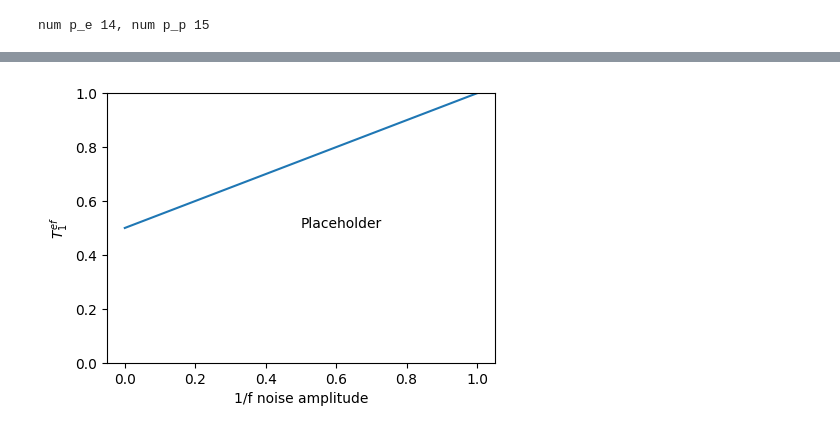
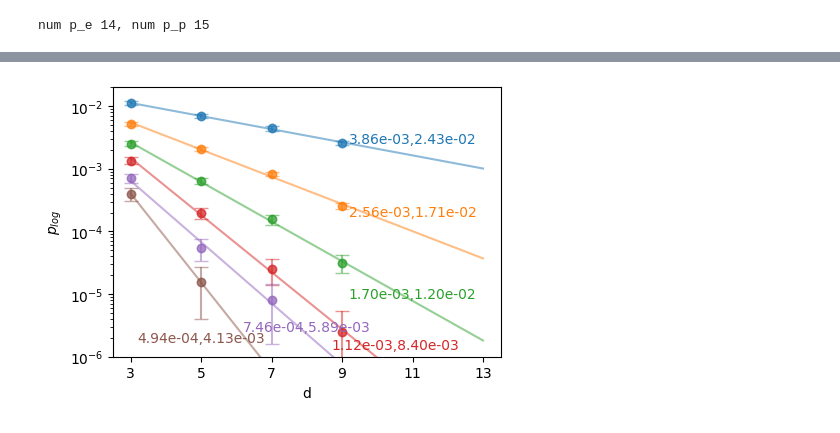
Before and after one commit to JiakaiW/surface_simulation_test, a Jupyter notebook: pack_and_analysis_v2_another_scaling_formula.ipynb, the cells around one changed output, grey strips where cells are left out. Drawn from its saved outputs; the diff is of its cells as text; code cells hidden in the pictures.

```diff
--- a/pack_and_analysis_v2_another_scaling_formula.ipynb
+++ b/pack_and_analysis_v2_another_scaling_formula.ipynb
@@ -643,10 +684,19 @@ p_e_list
-# %%
-fig, ax = plt.subplots(figsize = (5,3.5))
-ax.plot([0,1],[0.5,1])
-ax.text(s = 'Placeholder',x=0.5,y=0.5)
-ax.set_ylim(0,1)
-ax.set_ylabel(r'$T_1^{ef}$')
-ax.set_xlabel('1/f noise amplitude')
-fig.savefig('e-f p_log.pdf')
-# %% [output]
-[figure, removed]
+# %%
+
+fig, ax = plt.subplots(1,1,figsize = (5,3.5))
+
+for (p_e_idx,p_p_idx), color,(x,y) in zip([(4,4),(5,5),(6,6),(7,7),(8,8),(9,9)],
+                                    # ['black','#d5373d','#4999c3']
+                                    mcolors.TABLEAU_COLORS,
+                                    [(11,3e-3),(11,2e-4),(11,1e-5),(10.5,1.5e-6),(8,3e-6),(5,2e-6)]
+                                    ) :
+    plot_scaling(ax, p_e_idx, p_p_idx,color=color)
+    ax.text(x,y,f"{p_p_list[p_p_idx]:.2e},{p_e_list[p_e_idx]:.2e}",color=color,ha='center',va='center')
+ax.set_yscale('log')
+ax.set_xticks([3,5,7,9,11,13])
+ax.set_ylim(1e-6,2e-2)
+ax.set_ylabel(r'$p_{log}$')
+ax.set_xlabel('d')
+fig.savefig('p_log_fitting.pdf')
+# %% [output]
+[figure, added]
```
Also changed, not shown: parts of 8 cells of this notebook, 2 other files.
